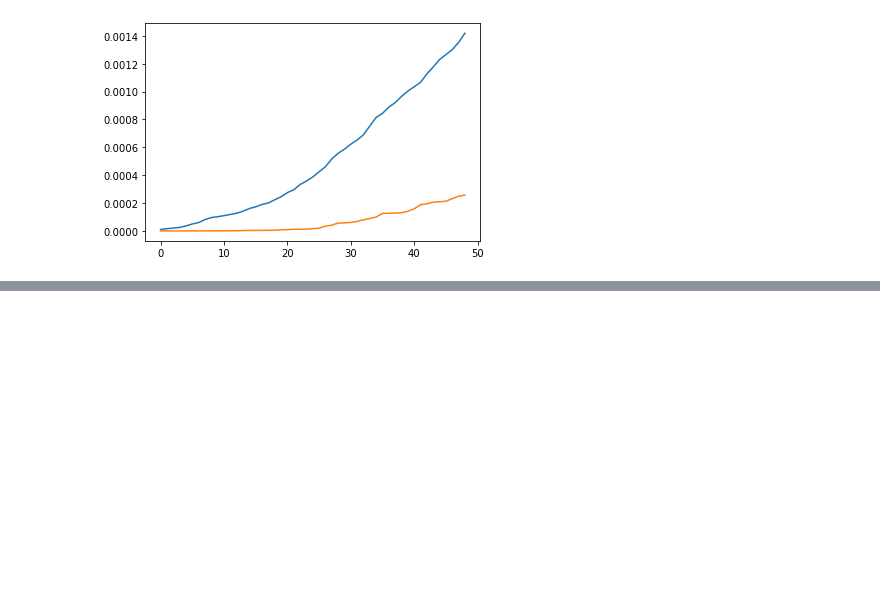
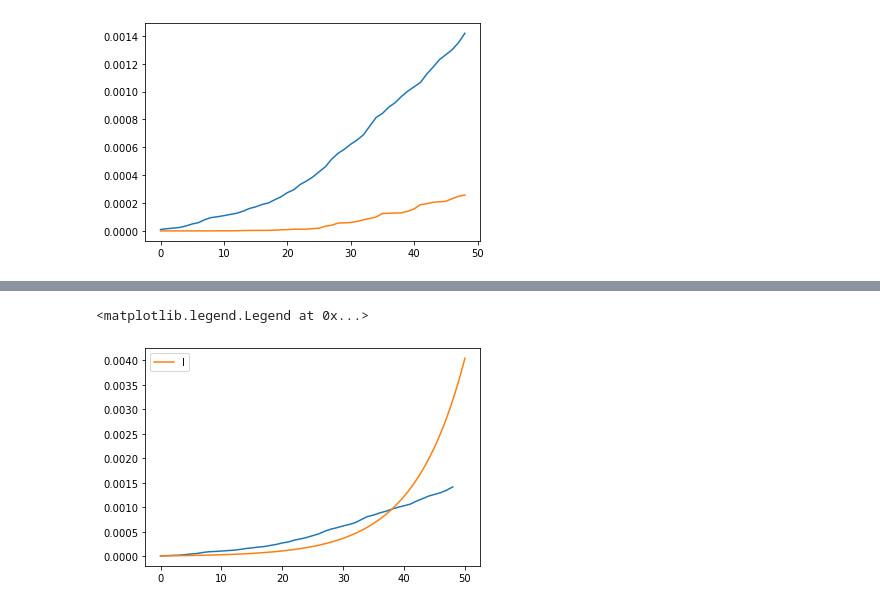
Before and after one commit to yambanis/CovidMDP, a Jupyter notebook: notebooks/SIR/SIR Modeling.ipynb, the cells around one changed output, grey strips where cells are left out. Drawn from its saved outputs; the diff is of its cells as text; code cells hidden in the pictures; blank space fills up the shorter version.

```diff
--- a/notebooks/SIR/SIR Modeling.ipynb
+++ b/notebooks/SIR/SIR Modeling.ipynb
@@ -134,0 +136,20 @@ B/v
+# %%
+B = 0.17
+v = 1/20
+
+
+t = np.linspace(0, 50, 1000)
+x0 = [df.iloc[0]['s'], df.iloc[0]['i'], df.iloc[0]['r']]
+x = odeint(SIR_derivatives, x0, t)
+
+#plt.plot(t, x[:,0])
+#plt.plot(t, x[:,1], label='I')
+#plt.plot(t, x[:,2], label = 'R')
+#plt.legend()
+plt.plot(df.index, df['i'])
+plt.plot(t, x[:,1], label = 'I')
+
+plt.legend()
+# %% [output]
+<matplotlib.legend.Legend at 0x...>
+[figure, added]
```
Also changed, not shown: parts of 10 cells of this notebook, 1 other file.
